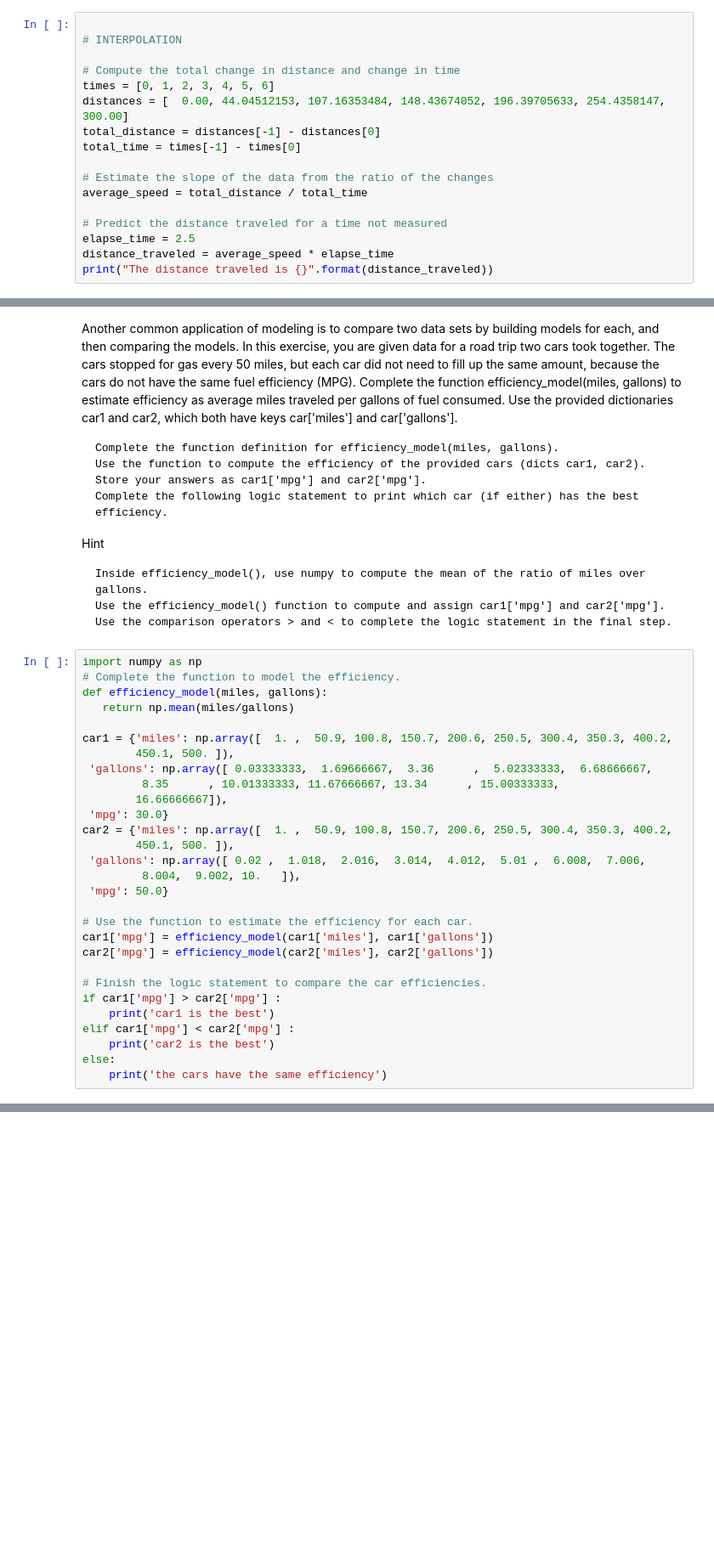
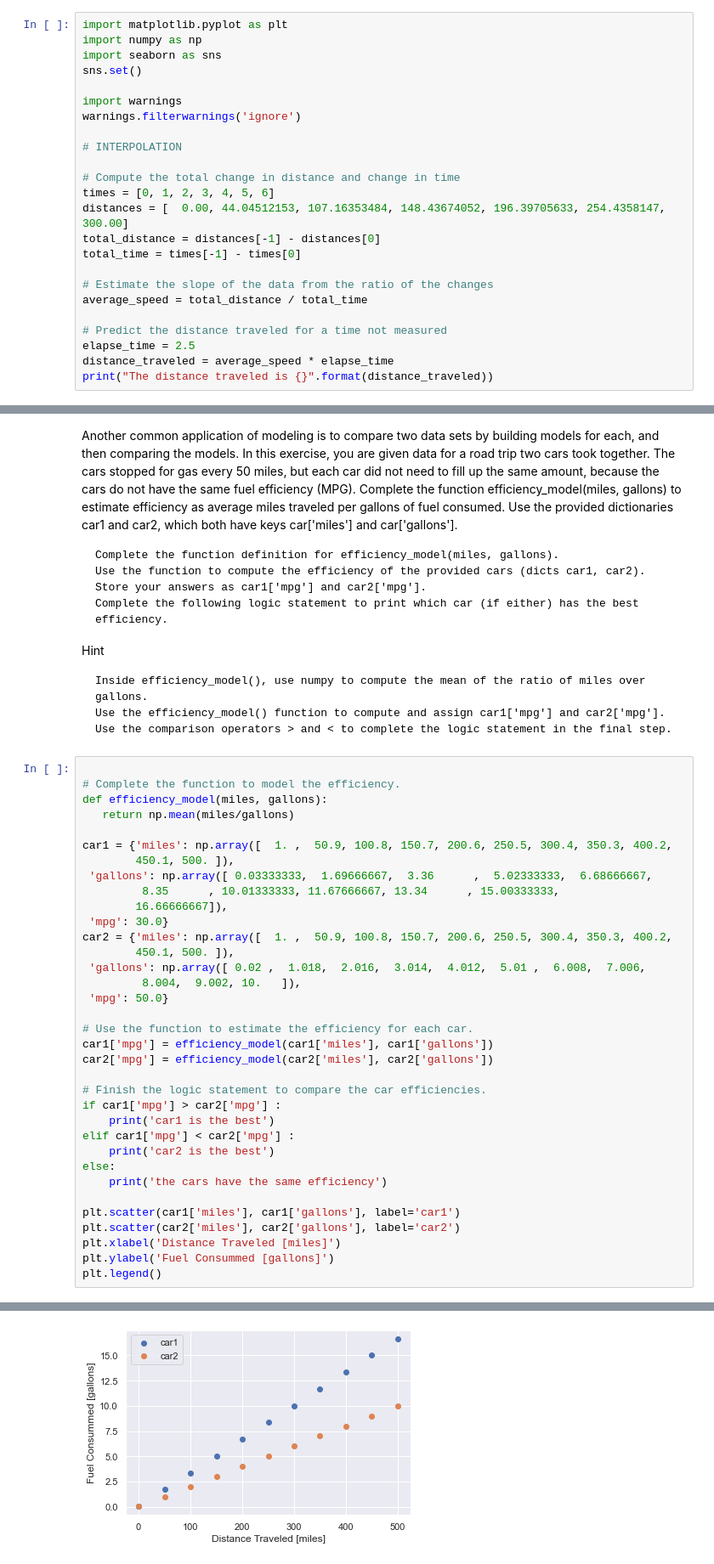
Before and after one commit to Ewooral/Data-Science-and-Machine-Learning, a Jupyter notebook: Linear Modeling/interpolation.ipynb, the cells around one changed output, grey strips where cells are left out. Shown at 85% size. Saved outputs shown, nothing was run; the diff lists cells and outputs as text; blank space fills up the shorter version.

```diff
--- a/Linear Modeling/interpolation.ipynb
+++ b/Linear Modeling/interpolation.ipynb
@@ -14,6 +14,13 @@ Hint
     Method 1: Visual Inspection: Look at the plot and make a guess. You will likely be right! :)
     Method 2: Quantitative: Compute the average_speed using the first and last points. Then compute the distance_traveled as the product average_speed * time_elapsed.
 # %%
+import matplotlib.pyplot as plt
+import numpy as np
+import seaborn as sns
+sns.set()
+
+import warnings
+warnings.filterwarnings('ignore')
 
 # INTERPOLATION
 
@@ -87,7 +94,7 @@ Hint
     Use the efficiency_model() function to compute and assign car1['mpg'] and car2['mpg'].
     Use the comparison operators > and < to complete the logic statement in the final step.
 # %%
-import numpy as np
+
 # Complete the function to model the efficiency.
 def efficiency_model(miles, gallons):
    return np.mean(miles/gallons)
@@ -115,5 +122,11 @@ elif car1['mpg'] < car2['mpg'] :
     print('car2 is the best')
 else:
     print('the cars have the same efficiency')
+
+plt.scatter(car1['miles'], car1['gallons'], label='car1')
+plt.scatter(car2['miles'], car2['gallons'], label='car2')
+plt.xlabel('Distance Traveled [miles]')
+plt.ylabel('Fuel Consummed [gallons]')
+plt.legend()
 # %% [output]
 car2 is the best
@@ -119,0 +134 @@ car2 is the best
+[figure, added]
```
Also changed, not shown: parts of 7 cells of this notebook, 9 other files.
